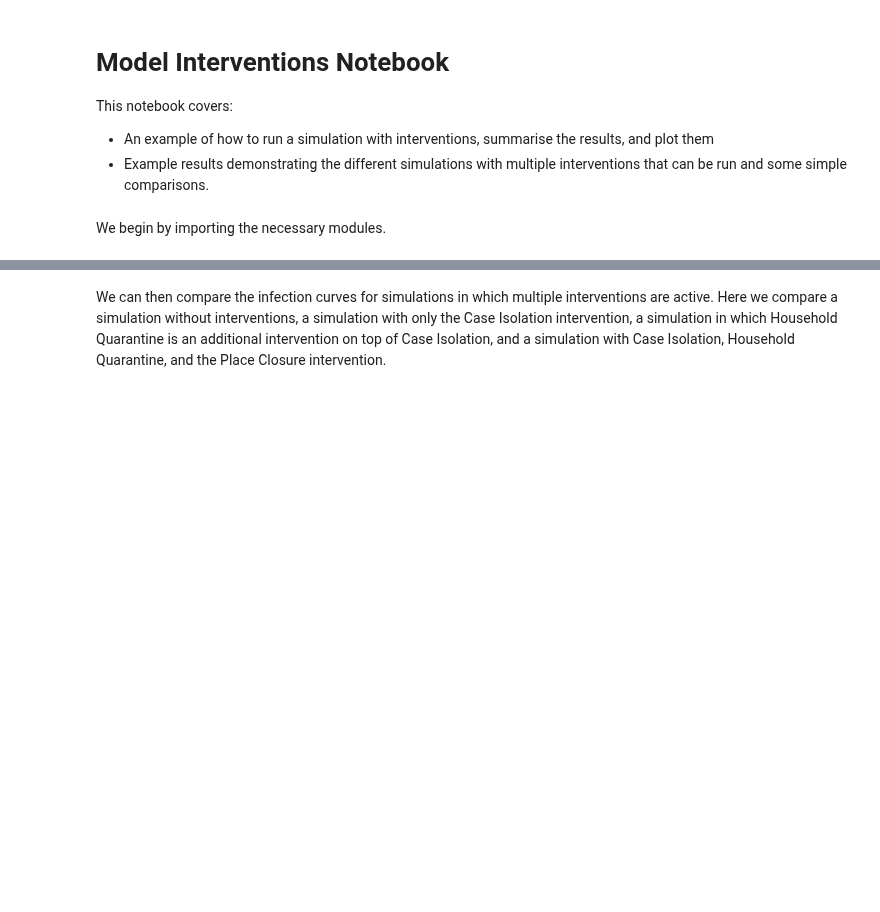
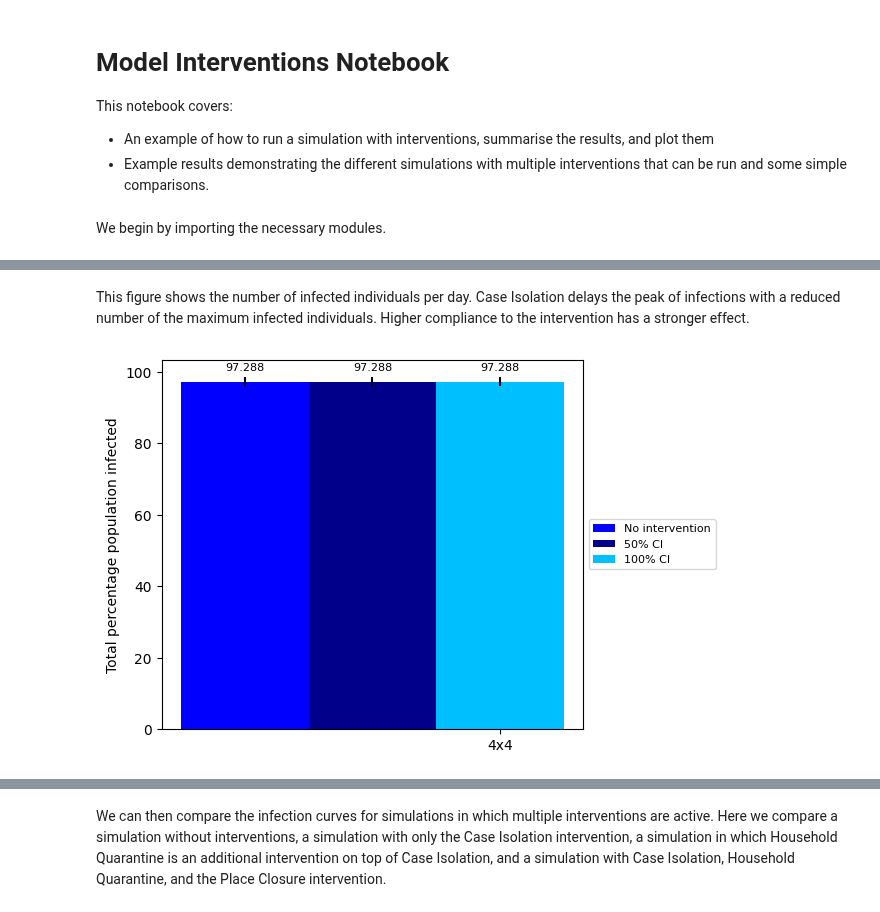
Before and after one commit to SABS-R3-Epidemiology/epiabm, a Jupyter notebook: python_examples/toy_spatial/model_interventions.ipynb, the cells around one changed output, grey strips where cells are left out. Cells and saved outputs as stored; diff of their text form; code cells hidden in the pictures; blank space fills up the shorter version.

```diff
--- a/python_examples/toy_spatial/model_interventions.ipynb
+++ b/python_examples/toy_spatial/model_interventions.ipynb
@@ -20,0 +142,6 @@ Finally, we plot the infection curve along with the standard deviations.
+# %% [markdown]
+This figure shows the number of infected individuals per day. Case Isolation delays the peak of infections with a reduced number of the maximum infected individuals. Higher compliance to the intervention has a stronger effect.
+# %%
+p._total_recovered_bars(dict_CI_summary)
+# %% [output]
+[figure, added]
```
Also changed, not shown: parts of 14 cells of this notebook.
